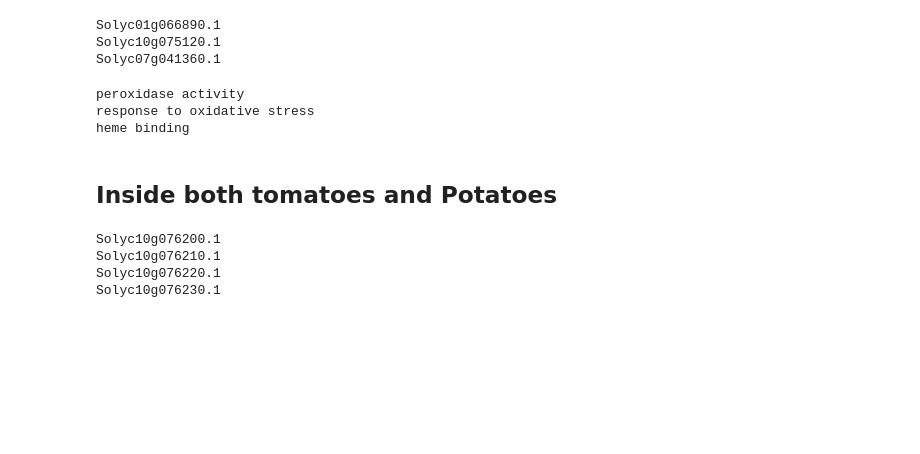
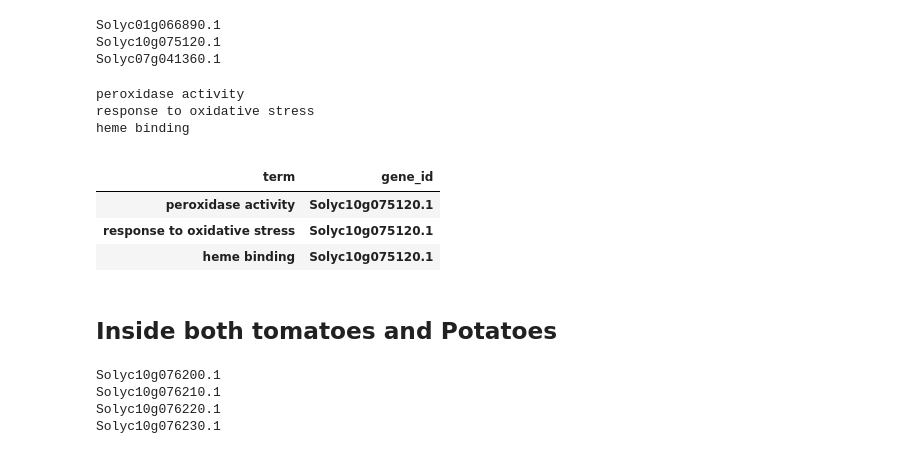
Before and after one commit to candYgene/queries, a Jupyter notebook: jupyter/QTL_fruitshape_orthologs.ipynb, the cells around one changed output. Cells and saved outputs as stored; diff of their text form; code cells hidden in the pictures; blank space fills up the shorter version.

```diff
--- a/jupyter/QTL_fruitshape_orthologs.ipynb
+++ b/jupyter/QTL_fruitshape_orthologs.ipynb
@@ -214,6 +213,16 @@ print(*termp1, sep = "\n")
 peroxidase activity
 response to oxidative stress
 heme binding
+# %%
+termp1 = search.gene_annotations(setp1)
+index=pd.MultiIndex.from_tuples([tuple(reversed(x)) for x in termp1[["term"]].to_records()], names=["term","gene_id"])
+display(termp1.set_index(index).dropna()[[]])
+# %% [output]
+|  |  |
+| term | gene_id |
+| peroxidase activity | Solyc10g075120.1 |
+| response to oxidative stress | Solyc10g075120.1 |
+| heme binding | Solyc10g075120.1 |
 # %% [markdown]
 ## Inside both tomatoes and Potatoes
 # %%
```
Also changed, not shown: parts of 5 cells of this notebook.
